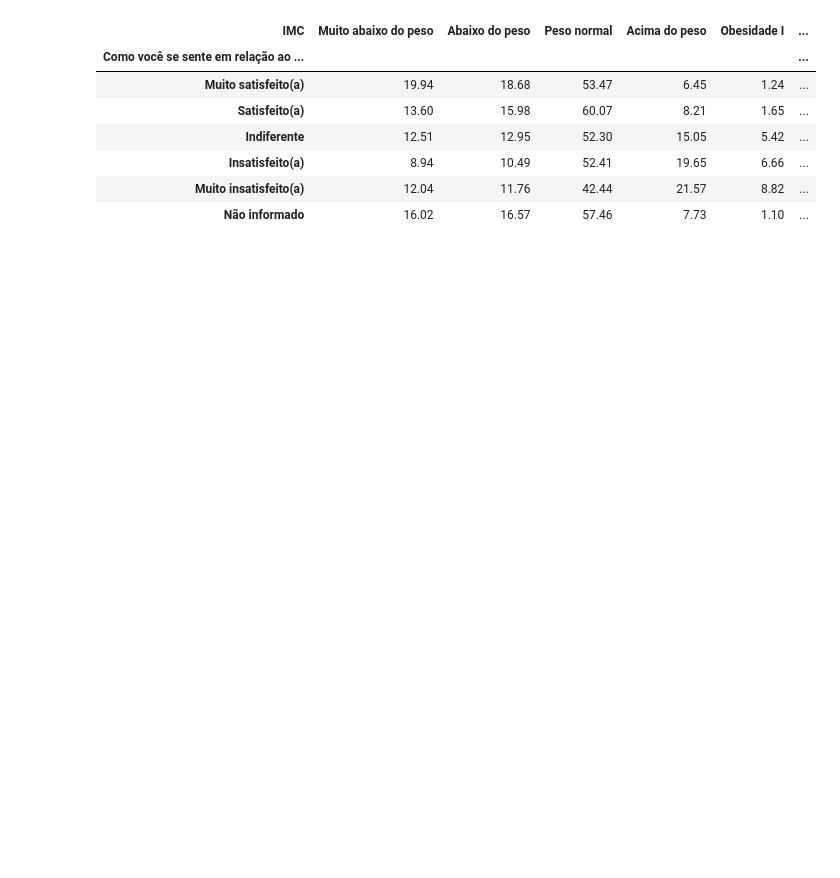
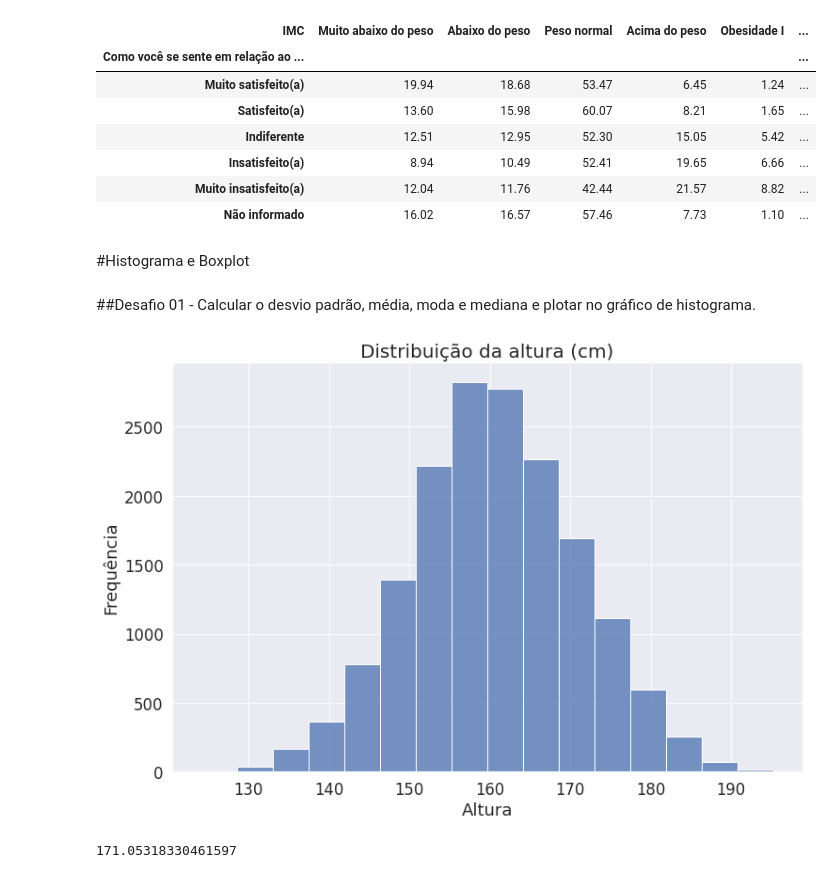
Before and after one commit to MarcosRMG/Bootcamp-Alura-Data-Science, a Jupyter notebook: Analise_descritiva_e_testes_estatisticos.ipynb, the cells around one changed output. Saved outputs shown, nothing was run; the diff lists cells and outputs as text; code cells hidden in the pictures; blank space fills up the shorter version.

```diff
--- a/Analise_descritiva_e_testes_estatisticos.ipynb
+++ b/Analise_descritiva_e_testes_estatisticos.ipynb
@@ -662,3 +669,21 @@ auto_imagem
 | Insatisfeito(a) | 8.94 | 10.49 | 52.41 | 19.65 | 6.66 | ... |
 | Muito insatisfeito(a) | 12.04 | 11.76 | 42.44 | 21.57 | 8.82 | ... |
 | Não informado | 16.02 | 16.57 | 57.46 | 7.73 | 1.10 | ... |
+# %% [markdown]
+#Histograma e Boxplot
+# %% [markdown]
+##Desafio 01 - Calcular o desvio padrão, média, moda e mediana e plotar no gráfico de histograma.
+# %%
+sns.set(font_scale=1.5)
+ax = sns.histplot(data=dados, x='VB17004', bins='sturges')
+ax.figure.set_size_inches(12, 8)
+ax.set_title('Distribuição da altura (cm)', fontsize=20)
+ax.set_xlabel('Altura')
+ax.set_ylabel('Frequência')
+ax;
+# %% [output]
+[figure, added]
+# %%
+dados['VB17004'].std() + dados['VB17004'].mean()
+# %% [output]
+171.05318330461597
```
Also changed, not shown: parts of 13 cells of this notebook.
